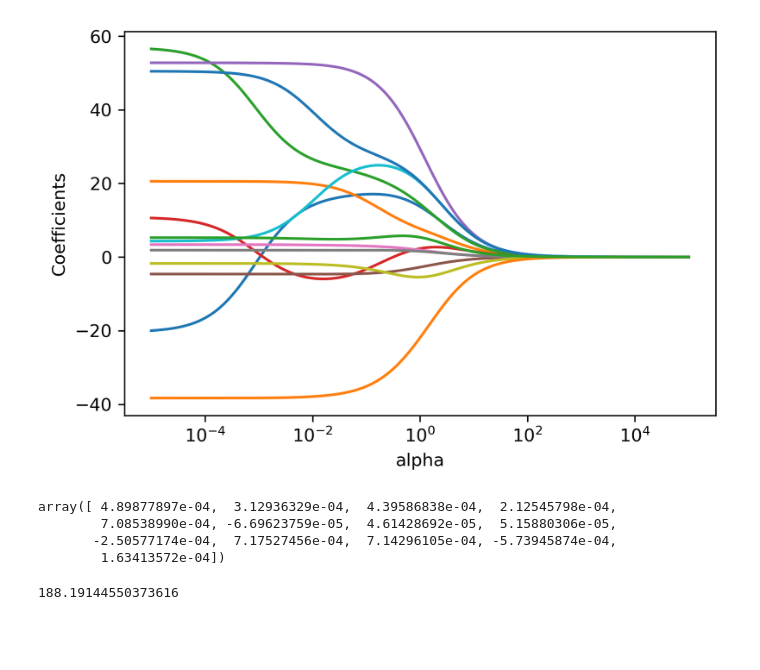
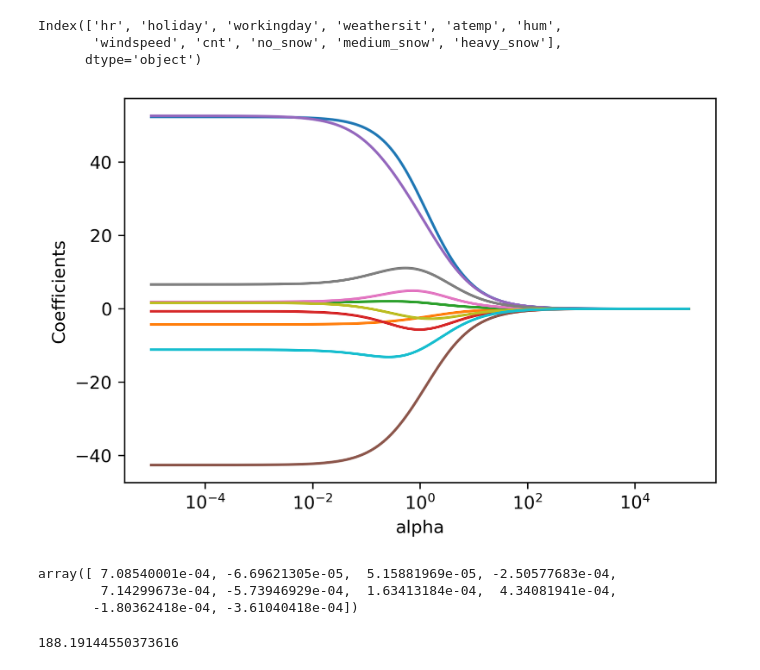
Before and after one commit to NathanHergenreter/CS574_BikeSharing, a Jupyter notebook: ridge.ipynb, the cells around one changed output. Cells and saved outputs as stored; diff of their text form; code cells hidden in the pictures; blank space fills up the shorter version.

```diff
--- a/ridge.ipynb
+++ b/ridge.ipynb
@@ -48,11 +49,12 @@ plt.rcParams['savefig.dpi'] = 300
 # from more_itertools import powerset
 # import operator
 # %%
-bike_sharing_df = get_bike_sharing_df()
+bike_sharing_df = get_bike_sharing_df_clean()
 bike_sharing_df.columns
+print(bike_sharing_df.columns)
 
 Y = bike_sharing_df.cnt
-X = bike_sharing_df.loc[:].drop(columns=["dteday", "casual","registered","cnt"])
+X = bike_sharing_df.loc[:].drop(columns=["cnt"])
 
 
 
@@ -77,42 +79,44 @@ coefs = []
 # print(pipe.get_params().keys()) #reports input names can set (look for the hyper-parameters)
 parameters = {'ridge__alpha':alphas}
 # model = GridSearchCV(pipe, parameters, scoring='neg_mean_squared_error', cv=n_folds)
 # model.fit(X_train,y_train)
 for a in alphas:
     pipe.set_params(ridge__alpha=a)
     pipe.fit(X_train, y_train)
     coefs.append(pipe.named_steps['ridge'].coef_)
 
 plt.figure()
 ax = plt.gca()
 ax.plot(alphas, coefs)
 ax.set_xscale('log')
 
 plt.axis('tight')
 plt.xlabel('alpha')
 plt.ylabel('Coefficients');
 
 
 # plt.figure()
 # ax = plt.gca()
 # ax.plot(alphas, coefs,'o')
 # ax.set_xscale('log')
 #
 # plt.axis('tight')
 # plt.xlabel('alpha')
 # plt.ylabel('Coefficients')
 # plt.title('Zoomed in')
 # plt.xlim(.01,100)
 # %% [output]
+Index(['hr', 'holiday', 'workingday', 'weathersit', 'atemp', 'hum',
+       'windspeed', 'cnt', 'no_snow', 'medium_snow', 'heavy_snow'],
+      dtype='object')
-[figure, old version]
+[figure, new version]
 # %%
 # coefficients {𝛽1,…,𝛽𝑝} for the last fitted model in the above for loop
 pipe.named_steps['ridge'].coef_
 # %% [output]
-array([ 4.89877897e-04,  3.12936329e-04,  4.39586838e-04,  2.12545798e-04,
-        7.08538990e-04, -6.69623759e-05,  4.61428692e-05,  5.15880306e-05,
-       -2.50577174e-04,  7.17527456e-04,  7.14296105e-04, -5.73945874e-04,
-        1.63413572e-04])
+array([ 7.08540001e-04, -6.69621305e-05,  5.15881969e-05, -2.50577683e-04,
+        7.14299673e-04, -5.73946929e-04,  1.63413184e-04,  4.34081941e-04,
+       -1.80362418e-04, -3.61040418e-04])
 # %%
 # B0
 pipe.named_steps['ridge'].intercept_
```
Also changed, not shown: parts of 6 cells of this notebook, 2 other files.
